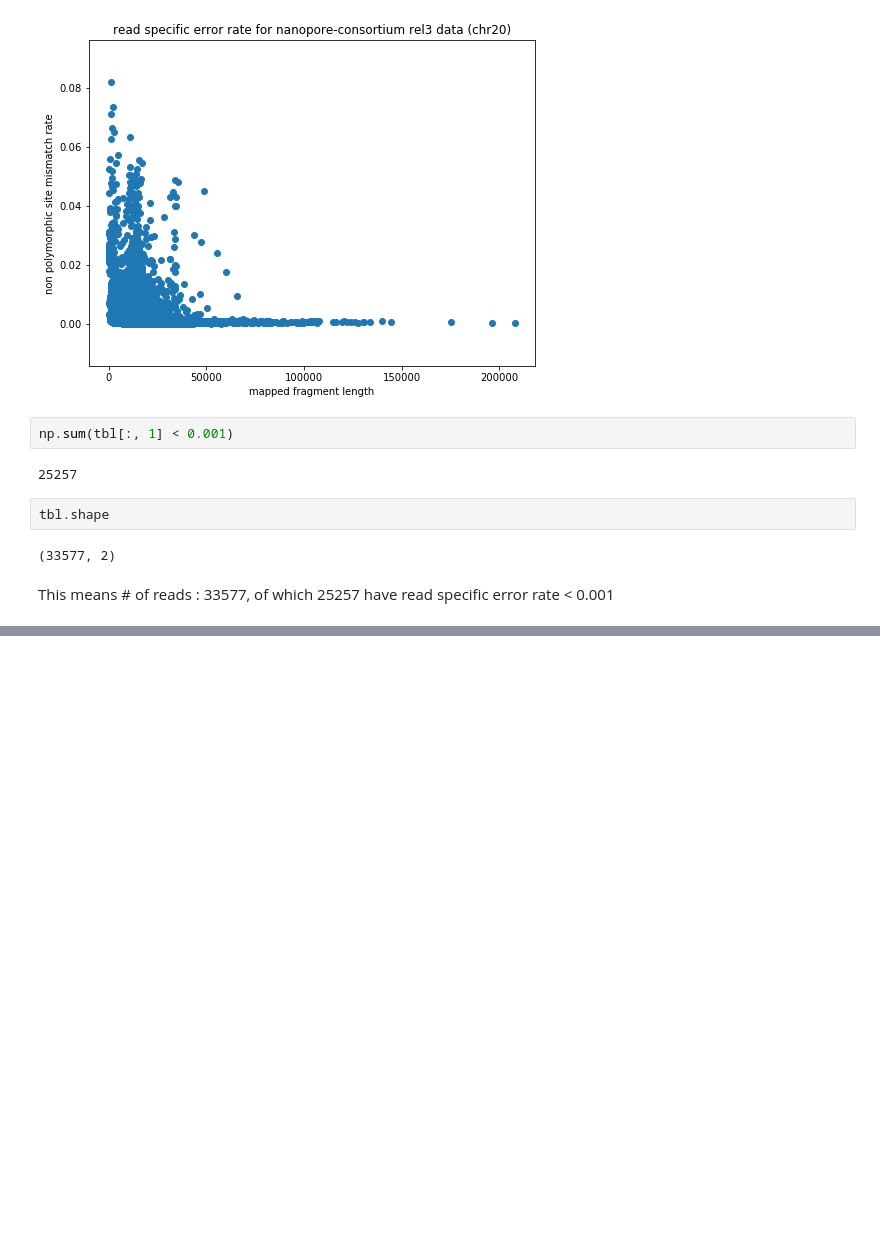
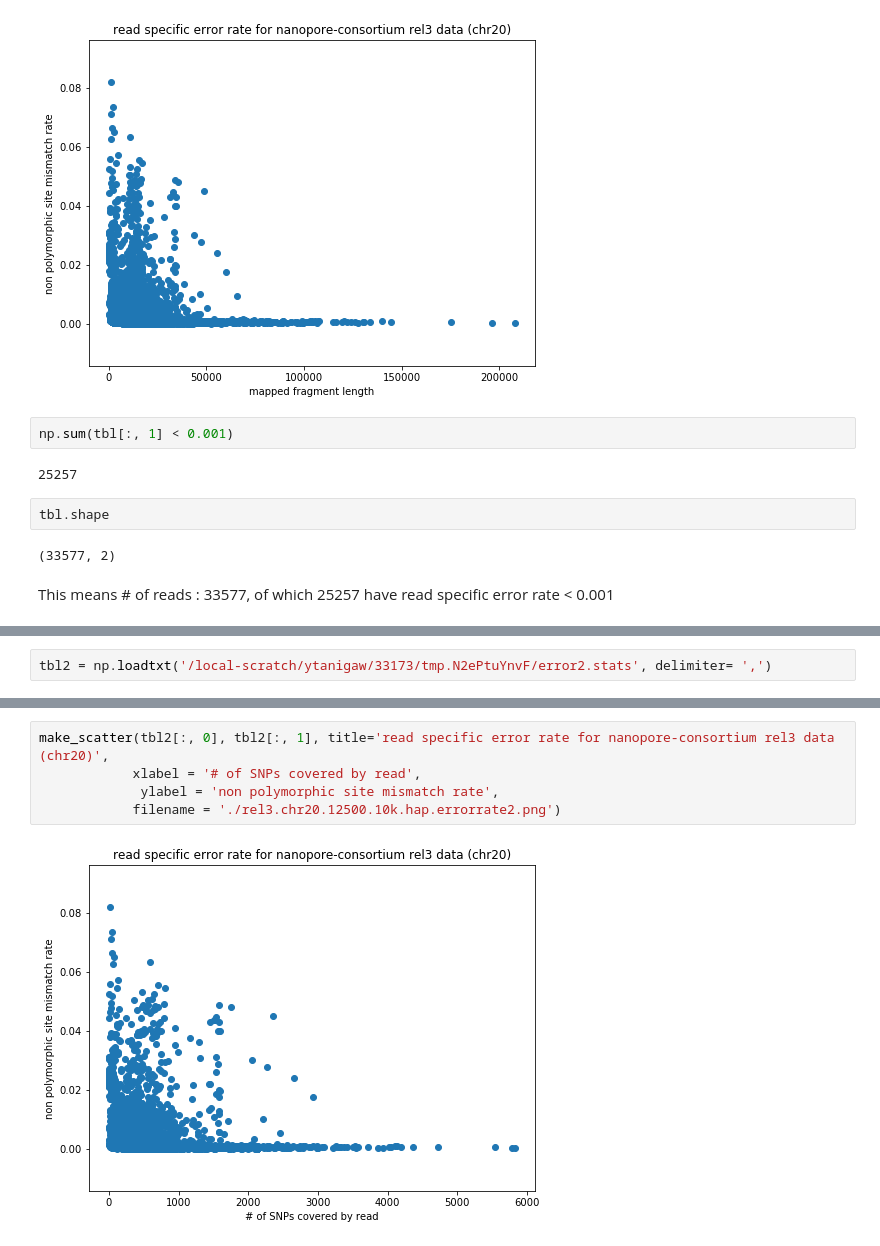
Before and after one commit to rivas-lab/nanopore, a Jupyter notebook: dev/scripts/20170418/20170418_read_specific_error_rate.ipynb, the cells around one changed output, grey strips where cells are left out. Saved outputs shown, nothing was run; the diff lists cells and outputs as text; blank space fills up the shorter version.

```diff
--- a/dev/scripts/20170418/20170418_read_specific_error_rate.ipynb
+++ b/dev/scripts/20170418/20170418_read_specific_error_rate.ipynb
@@ -99,0 +119,2 @@ This means # of reads : 33577, of which 25257 have read specific error rate < 0.
+# %%
+tbl2 = np.loadtxt('/local-scratch/ytanigaw/33173/tmp.N2ePtuYnvF/error2.stats', delimiter= ',')
@@ -99,0 +131,7 @@ This means # of reads : 33577, of which 25257 have read specific error rate < 0.
+# %%
+make_scatter(tbl2[:, 0], tbl2[:, 1], title='read specific error rate for nanopore-consortium rel3 data (chr20)',
+            xlabel = '# of SNPs covered by read',
+             ylabel = 'non polymorphic site mismatch rate',
+            filename = './rel3.chr20.12500.10k.hap.errorrate2.png')
+# %% [output]
+[figure, added]
```
Also changed, not shown: parts of 5 cells of this notebook, 10 other files.
